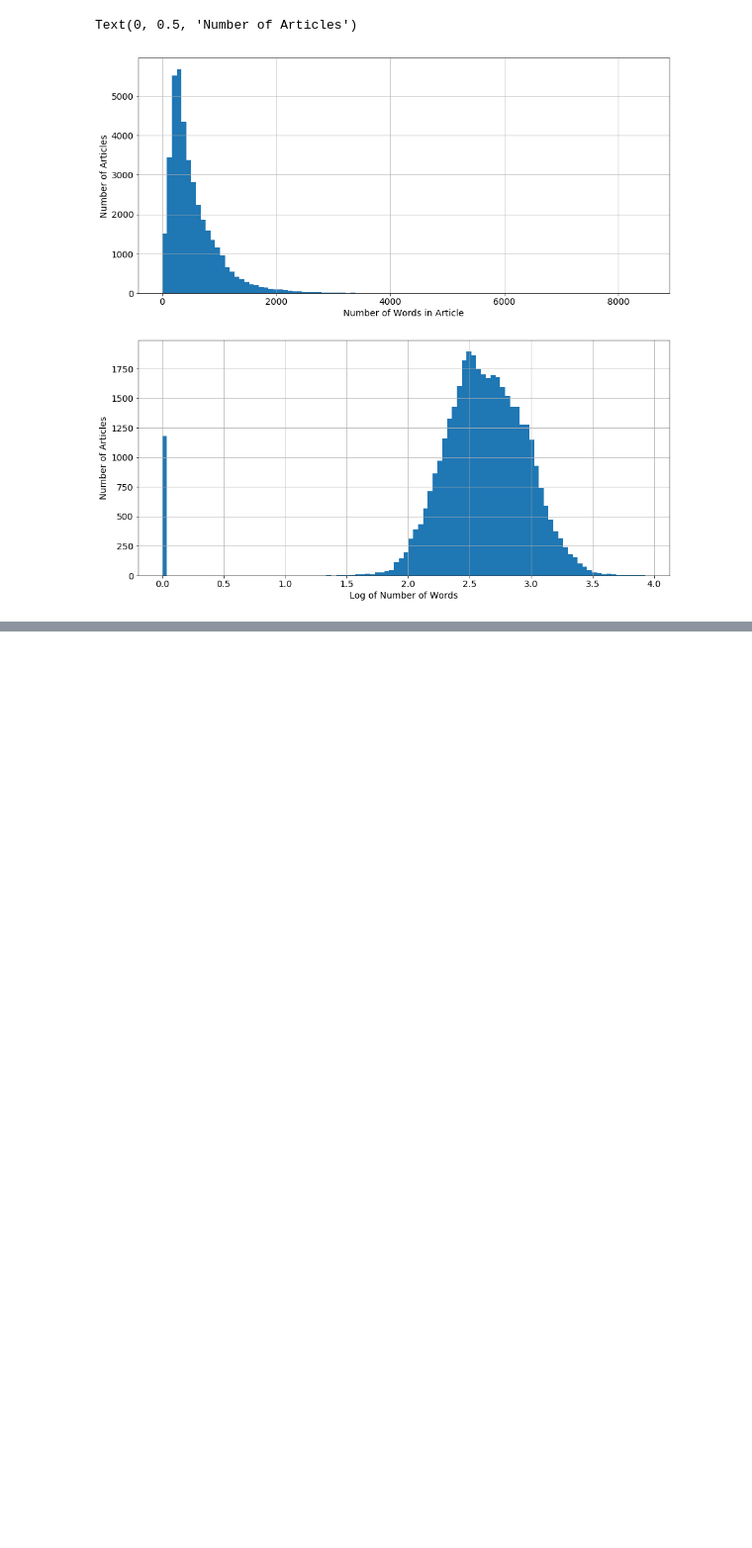
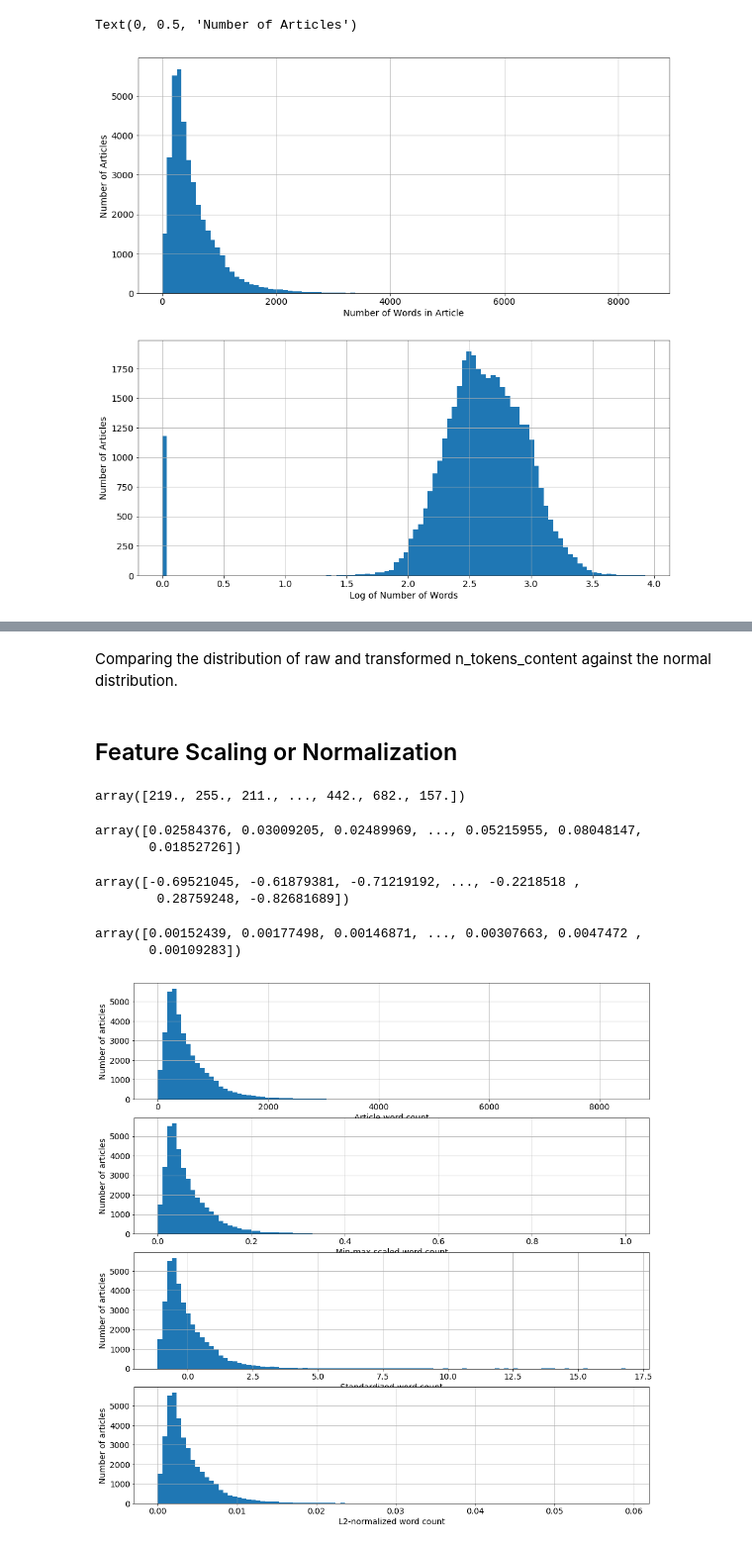
Before and after one commit to ozlerhakan/deep-learning-notes, a Jupyter notebook: Feature Engineering for Machine Learning/2-Fancy-Tricks-with-Simple-Numbers.ipynb, the cells around one changed output, grey strips where cells are left out. Shown at 99% size. Saved outputs shown, nothing was run; the diff lists cells and outputs as text; code cells hidden in the pictures; blank space fills up the shorter version.

```diff
--- a/Feature Engineering for Machine Learning/2-Fancy-Tricks-with-Simple-Numbers.ipynb
+++ b/Feature Engineering for Machine Learning/2-Fancy-Tricks-with-Simple-Numbers.ipynb
@@ -86,0 +224,64 @@ Text(0, 0.5, 'Number of Articles')
+# %% [markdown]
+Comparing the distribution of raw and transformed n_tokens_content against the normal distribution.
+# %% [markdown]
+## Feature Scaling or Normalization
+# %%
+import sklearn.preprocessing as preproc
+
+# Load the Online News Popularity dataset
+df = pd.read_csv('OnlineNewsPopularity/OnlineNewsPopularity.csv')
+
+# Look at the original data - the number of words in an article
+df[' n_tokens_content'].as_matrix()
+# %% [output]
+array([219., 255., 211., ..., 442., 682., 157.])
+# %%
+# Min-max scaling
+df['minmax'] = preproc.minmax_scale(df[[' n_tokens_content']])
+df['minmax'].as_matrix()
+# %% [output]
+array([0.02584376, 0.03009205, 0.02489969, ..., 0.05215955, 0.08048147,
+       0.01852726])
+# %%
+# Standardization - note that by definition, some outputs will be negative
+df['standardized'] = preproc.StandardScaler().fit_transform(df[[' n_tokens_content']])
+df['standardized'].as_matrix()
+# %% [output]
+array([-0.69521045, -0.61879381, -0.71219192, ..., -0.2218518 ,
+        0.28759248, -0.82681689])
+# %%
+# L2-normalization
+df['l2_normalized'] = preproc.normalize(df[[' n_tokens_content']], axis=0)
+df['l2_normalized'].as_matrix()
+# %% [output]
+array([0.00152439, 0.00177498, 0.00146871, ..., 0.00307663, 0.0047472 ,
+       0.00109283])
+# %%
+fig, (ax1, ax2, ax3, ax4) = plt.subplots(4,1, figsize=(13,13))
+
+fig.tight_layout()
+
+df[' n_tokens_content'].hist(ax=ax1, bins=100)
+ax1.tick_params(labelsize=14)
+ax1.set_xlabel('Article word count', fontsize=14)
+ax1.set_ylabel('Number of articles', fontsize=14)
+
+df['minmax'].hist(ax=ax2, bins=100)
+ax2.tick_params(labelsize=14)
+ax2.set_xlabel('Min-max scaled word count', fontsize=14)
+ax2.set_ylabel('Number of articles', fontsize=14)
+
+df['standardized'].hist(ax=ax3, bins=100)
+ax3.tick_params(labelsize=14)
+ax3.set_xlabel('Standardized word count', fontsize=14)
+ax3.set_ylabel('Number of articles', fontsize=14)
+
+df['l2_normalized'].hist(ax=ax4, bins=100)
+ax4.tick_params(labelsize=14)
+ax4.set_xlabel('L2-normalized word count', fontsize=14)
+ax4.set_ylabel('Number of articles', fontsize=14);
+
+# Original and scaled news article word counts—note that only the scale of the x-axis changes;
+# the shape of the distribution stays the same with feature scaling
+# %% [output]
+[figure, added]
```
Also changed, not shown: parts of 29 cells of this notebook.
